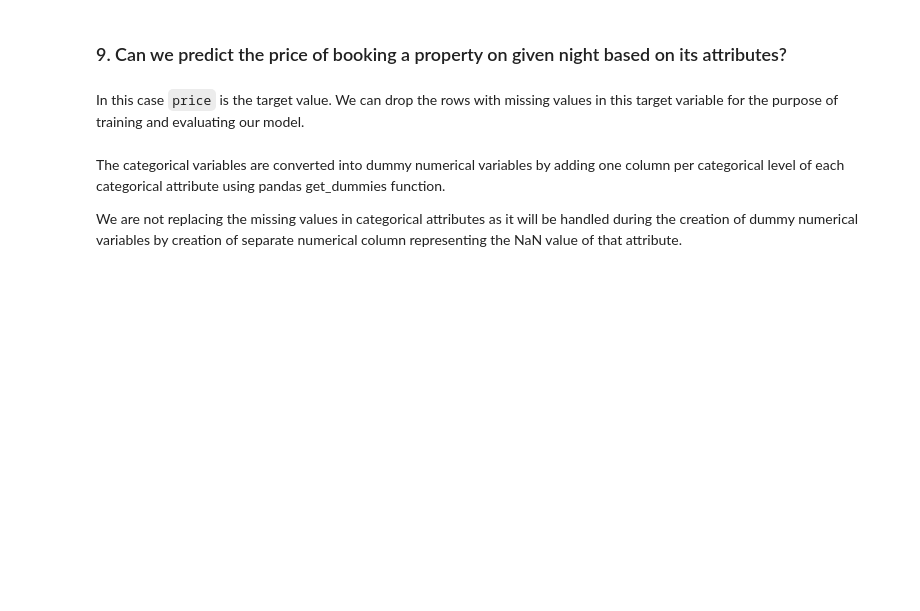
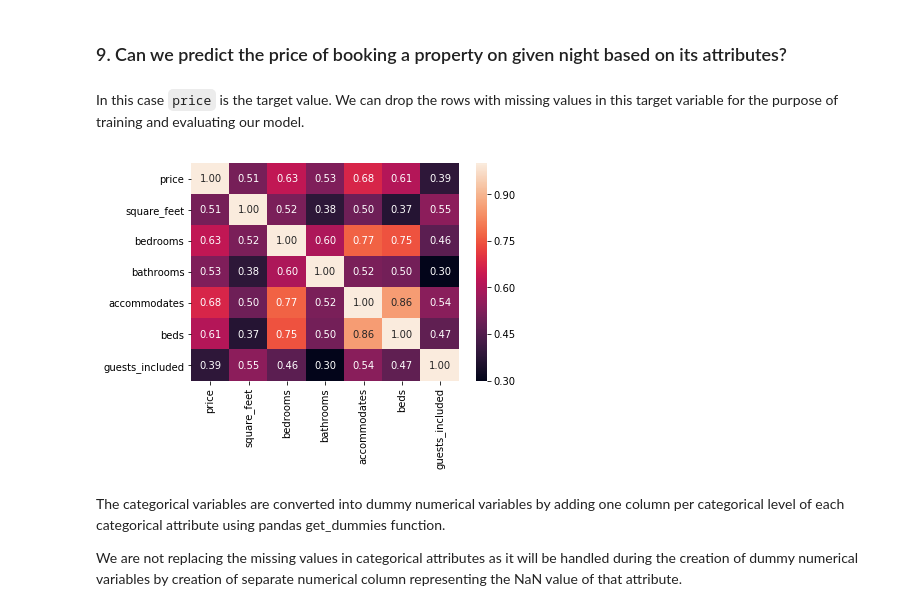
Before and after one commit to patelatharva/Analysis_of_Airbnb_property_listings_dataset, a Jupyter notebook: analysis.ipynb, the cells around one changed output. Drawn from its saved outputs; the diff is of its cells as text; code cells hidden in the pictures; blank space fills up the shorter version.

```diff
--- a/analysis.ipynb
+++ b/analysis.ipynb
@@ -561,6 +585,17 @@ s_calendar_cleaned["day_of_week"] = s_calendar_cleaned['date'].dt.weekday_name
 df = pd.merge(s_listings_cleaned, s_calendar_cleaned, left_on="id", right_on="listing_id", how="inner", suffixes=("_listings", "_calendar"))
 # %%
 df = df.dropna(subset=["price_calendar"])
+# %%
+sns.heatmap(df[["price_calendar",
+                "square_feet",
+                "bedrooms",
+                "bathrooms",
+                "accommodates",
+                "beds",
+                "guests_included"
+                ]].rename(columns={"price_calendar": "price"}).corr(), annot=True, fmt=".2f");
+# %% [output]
+[figure, added]
 # %%
 input_vars_from_calendar = ["month", "day_of_week"]
 # %%
```
Also changed, not shown: parts of 4 cells of this notebook, 2 other files.
